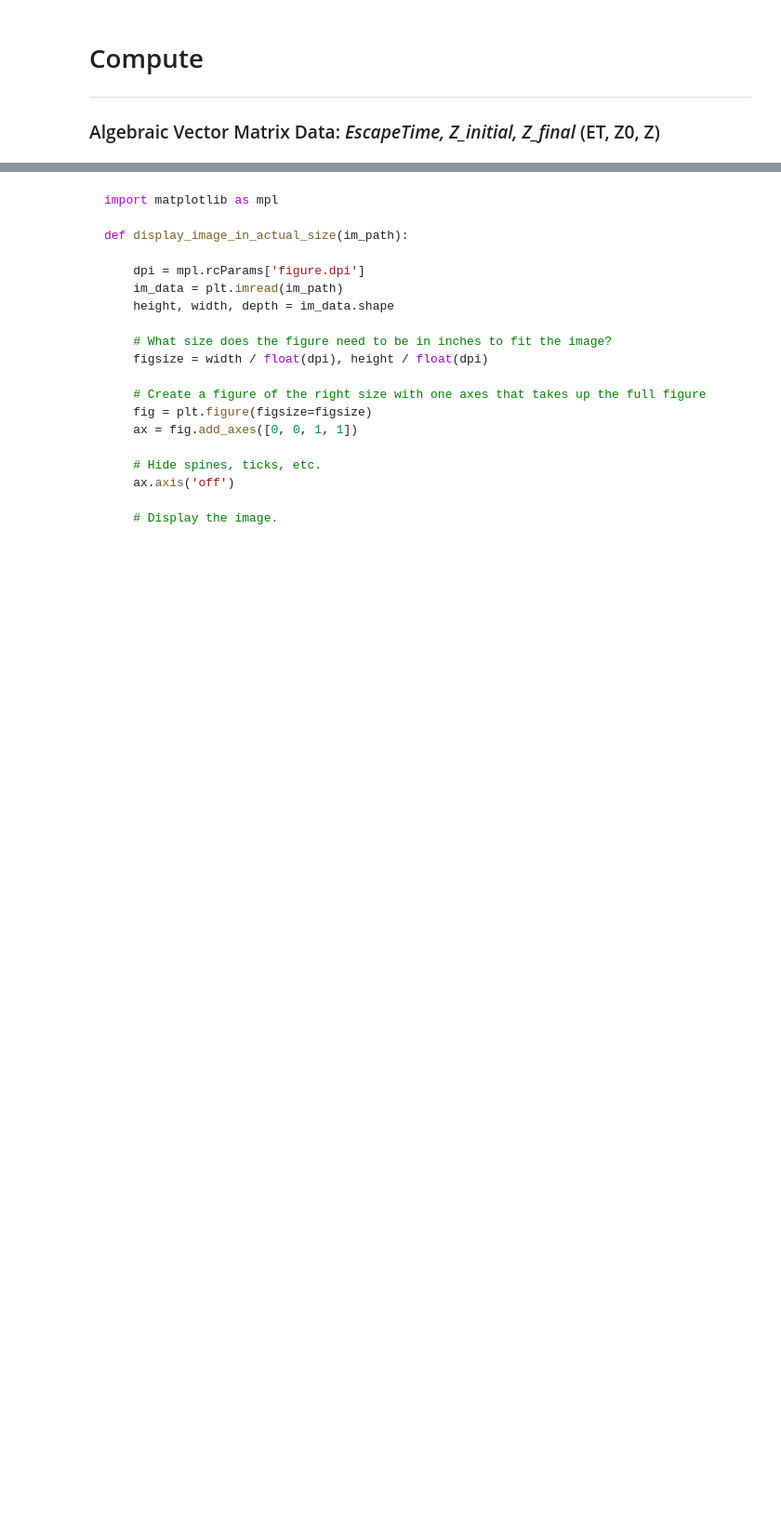
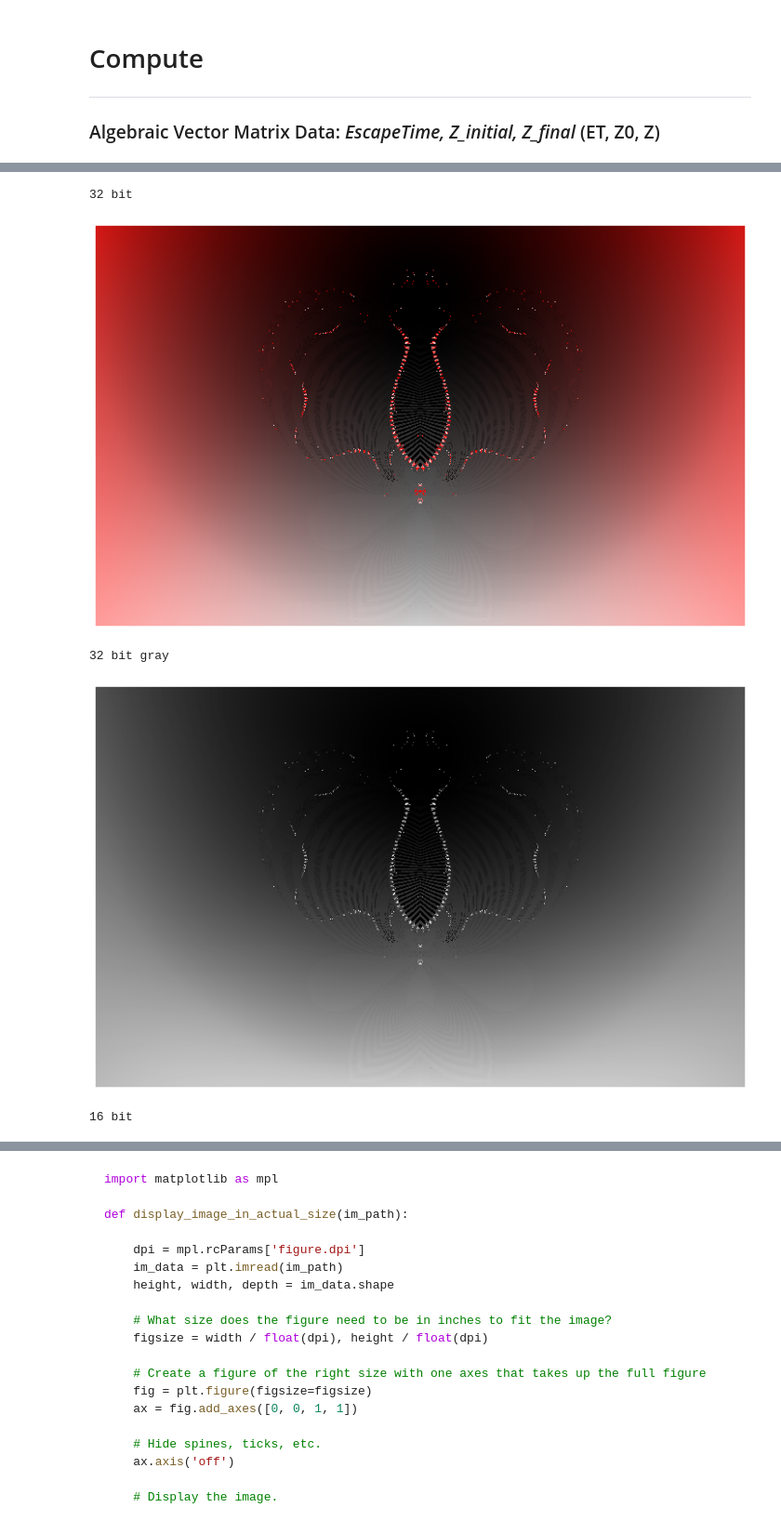
Before and after one commit to dlanier/scalygraphic, a Jupyter notebook: doc_code/Bitty_Wit_Display_Save_Whatever.ipynb, the cells around one changed output, grey strips where cells are left out. Shown at 93% size. Saved outputs shown, nothing was run; the diff lists cells and outputs as text; code cells hidden in the pictures; blank space fills up the shorter version.

Commit message:
8-16-32 bit image defs

```diff
--- a/doc_code/Bitty_Wit_Display_Save_Whatever.ipynb
+++ b/doc_code/Bitty_Wit_Display_Save_Whatever.ipynb
@@ -196,0 +97,22 @@ NoneType
+# %%
+rgb_32_bit = get_rgb_32bit(ET_1, Z_1, Z0_1)
+print('32 bit')
+nb_imshow(rgb_32_bit)
+huh = im_io.imsave('im_io_rgb_32.tif', rgb_32_bit)
+
+gray_32_bit = get_32bit_gray(ET_1, Z_1, Z0_1)
+print('32 bit gray')
+nb_imshow(gray_32_bit)
+huh = im_io.imsave('im_io_gray_32.tif', gray_32_bit)
+
+
+gray_16_bit = get_16bit_gray(ET_1, Z_1, Z0_1)
+print('16 bit')
+nb_imshow(gray_16_bit)
+huh = im_io.imsave('im_io_gray_16.tif', gray_16_bit)
+# %% [output]
+32 bit
+[figure, added]
+32 bit gray
+[figure, added]
+16 bit
```
Also changed, not shown: parts of 16 cells of this notebook, 1 other file.
